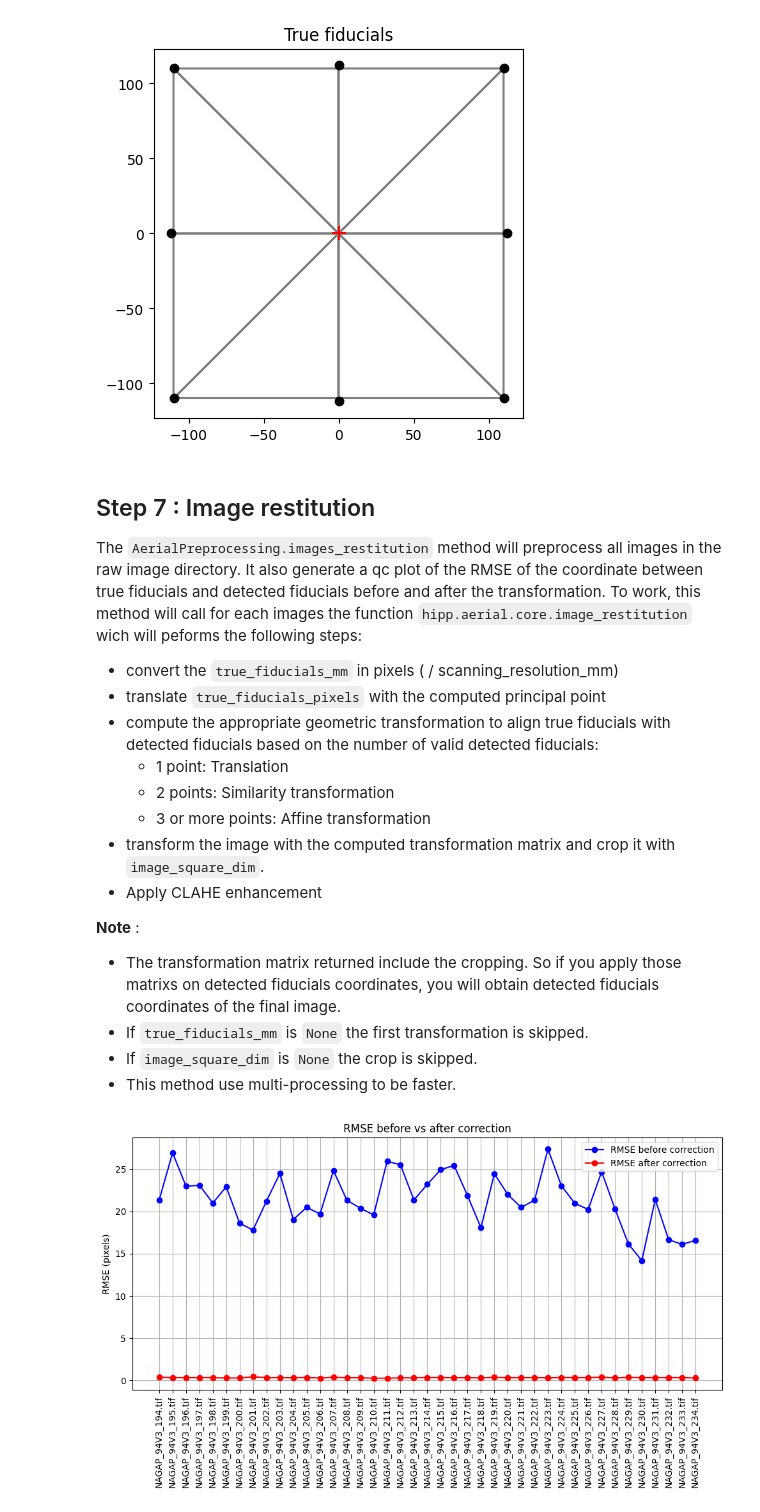
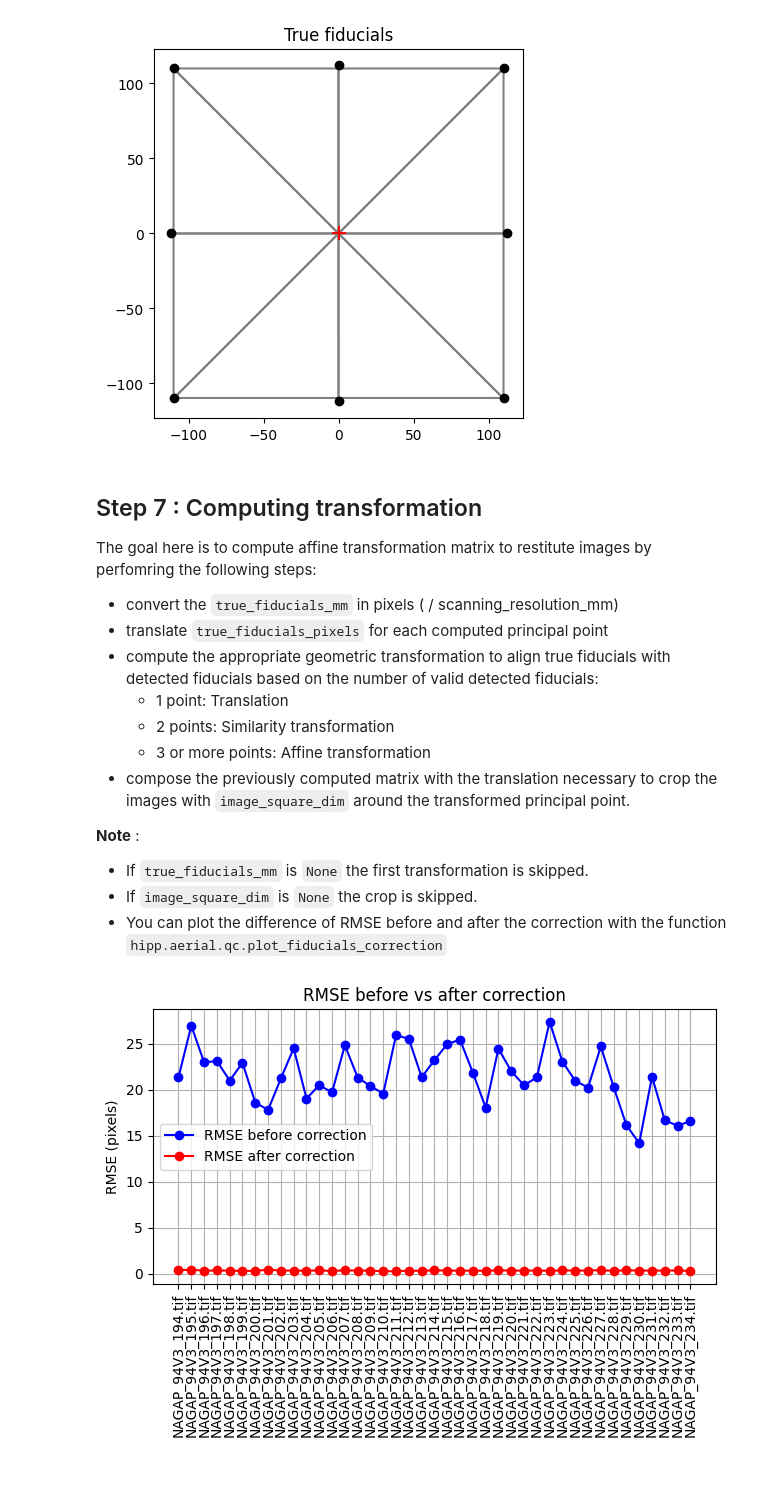
Before and after one commit to shippp/hipp, a Jupyter notebook: notebooks/aerial_preprocessing.ipynb, the cells around one changed output. Drawn from its saved outputs; the diff is of its cells as text; code cells hidden in the pictures; blank space fills up the shorter version.

Commit message:
Remove the class for aerial preproc and split the restitution in 2 parts

```diff
--- a/notebooks/aerial_preprocessing.ipynb
+++ b/notebooks/aerial_preprocessing.ipynb
@@ -15,6 +17,13 @@ import os
 PROJECT_DIRECTORY = "data/aerial/"
 RAW_IMAGES_DIRECTORY = os.path.join(PROJECT_DIRECTORY, "raw_images")
 PREPROCESSED_IMAGES_DIRECTORY = os.path.join(PROJECT_DIRECTORY, "preprocessed_images")
+FIDUCIALS_DIRECTORY = os.path.join(PROJECT_DIRECTORY, "fiducial_templates")
+QC_DIRECTORY = os.path.join(PROJECT_DIRECTORY, "qc")
+
+DETECTED_FIDUCIALS_PATH = os.path.join(RAW_IMAGES_DIRECTORY, "detected_fiducial_markers.csv")
+TF_DETECTED_FIDUCIALS_PATH = os.path.join(PREPROCESSED_IMAGES_DIRECTORY, "detected_fiducial_markers.csv")
+
+CAMERA_MODEL_PATH = os.path.join(PROJECT_DIRECTORY, "camera_model_intrinsics.csv")
 
 # others settings
 QUICKVIEWS_FACTOR = 0.2
@@ -122,46 +138,39 @@ As we can see on those qc plots, outliers seems to be correctly removed and we n
 - Open the csv file with `hipp.aerial.open_camera_model_intrinsics`.
 - (Optional) Plot `true_fiducials_mm` to be sure your csv is correctly setup.
 # %%
-camera_model_path = os.path.join(PROJECT_DIRECTORY, "camera_model_intrinsics.csv")
+scanning_resolution_mm, true_fiducials_mm = hipp.aerial.open_camera_model_intrinsics(CAMERA_MODEL_PATH)
 
-scanning_resolution_mm, true_fiducials_mm = hipp.aerial.open_camera_model_intrinsics(camera_model_path)
-
-hipp.aerial.plot_true_fiducials(true_fiducials_mm)
+hipp.aerial.qc.plot_true_fiducials(true_fiducials_mm)
 # %% [output]
 [figure]
 # %% [markdown]
-## Step 7 : Image restitution
+## Step 7 : Computing transformation
 
-The `AerialPreprocessing.images_restitution` method will preprocess all images in the raw image directory. It also generate a qc plot of the RMSE of the coordinate between true fiducials and detected fiducials before and after the transformation. To work, this method will call for each images the function `hipp.aerial.core.image_restitution` wich will peforms the following steps:
+The goal here is to compute affine transformation matrix to restitute images by perfomring the following steps:
 - convert the `true_fiducials_mm` in pixels ( / scanning_resolution_mm)
-- translate `true_fiducials_pixels` with the computed principal point
+- translate `true_fiducials_pixels` for each computed principal point
 - compute the appropriate geometric transformation to align true fiducials with detected fiducials based on the number of valid detected fiducials:
     - 1 point: Translation
     - 2 points: Similarity transformation
     - 3 or more points: Affine transformation
-- transform the image with the computed transformation matrix and crop it with `image_square_dim`.
-- Apply CLAHE enhancement
+- compose the previously computed matrix with the translation necessary to crop the images with `image_square_dim` around the transformed principal point.
+
 
 **Note** :
-- The transformation matrix returned include the cropping. So if you apply those matrixs on detected fiducials coordinates, you will obtain detected fiducials coordinates of the final image.
 - If `true_fiducials_mm` is `None` the first transformation is skipped.
 - If `image_square_dim` is `None` the crop is skipped.
-- This method use multi-processing to be faster.
+- You can plot the difference of RMSE before and after the correction with the function `hipp.aerial.qc.plot_fiducials_correction`
-# %%
-transformation_matrixs = ap.images_restitution(
-    filtered_detected_fiducials_df,
-    true_fiducials_mm,
-    image_square_dim=10800, # this parameters can be calculated, if i want a 216 mm images then i convert in pixels with 216 / scanning_resolution_mm
-    scanning_resolution_mm=scanning_resolution_mm,
-    max_workers=MAX_WORKERS,
-    dry_run=False # set this to true if you don't want to process images
-)
-
-hipp.tools.generate_quickviews(PREPROCESSED_IMAGES_DIRECTORY, factor=QUICKVIEWS_FACTOR, max_workers=MAX_WORKERS)
-
-# apply previously computed transformation matrixs to detected fiducial coordinates, to
-# have the detected fiducial coordinates of all restitute images.
-transformed_detections = filtered_detected_fiducials_df.apply(lambda row: hipp.aerial.warp_fiducial_coordinates(row, transformation_matrixs[row.name]), axis=1)
-transformed_detections.to_csv(os.path.join(PREPROCESSED_IMAGES_DIRECTORY, "detected_fiducial_markers.csv"))
-# %% [output]
-[figure, removed]
+# %%
+df = pd.read_csv(os.path.join(RAW_IMAGES_DIRECTORY, "detected_fiducial_markers.csv"), index_col="image_id")
+image_square_dim=10800
+
+transformations = hipp.aerial.compute_transformations(df, true_fiducials_mm, image_square_dim, scanning_resolution_mm)
+
+
+os.makedirs(os.path.dirname(TF_DETECTED_FIDUCIALS_PATH), exist_ok=True)
+hipp.aerial.warp_fiducials_df(df, transformations).to_csv(TF_DETECTED_FIDUCIALS_PATH)
+
+# plot the correction to ensure it's correct
+hipp.aerial.qc.plot_fiducials_correction(df, transformations, true_fiducials_mm, scanning_resolution_mm)
+# %% [output]
+[figure, added]
```
Also changed, not shown: parts of 16 cells of this notebook, 9 other files.
